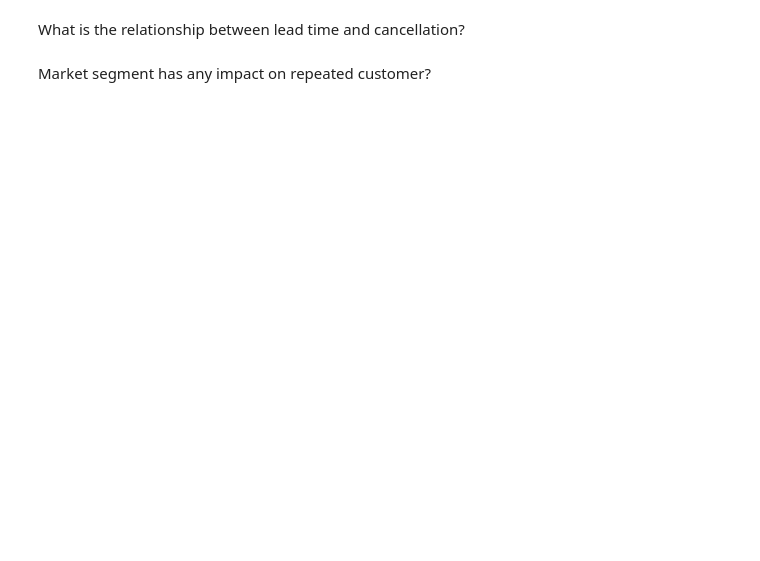
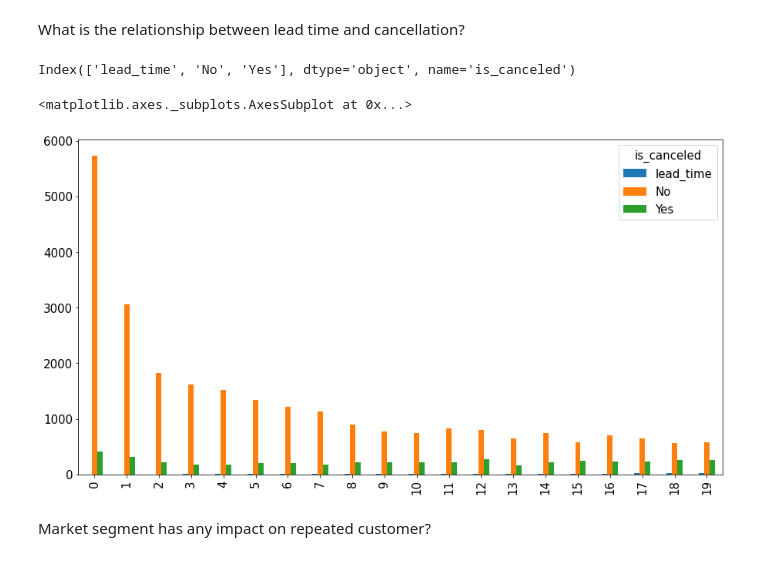
Before and after one commit to Souvik0651/hotel_booking_analysis, a Jupyter notebook: Hotel_Booking_Analysis_Souvik_Capstone_Project.ipynb, the cells around one changed output. Drawn from its saved outputs; the diff is of its cells as text; code cells hidden in the pictures; blank space fills up the shorter version.

```diff
--- a/Hotel_Booking_Analysis_Souvik_Capstone_Project.ipynb
+++ b/Hotel_Booking_Analysis_Souvik_Capstone_Project.ipynb
@@ -378,2 +357,13 @@ What is the relationship between lead time and cancellation?
+# %%
+rel_lead_canc=hotel_booking_new.groupby(['lead_time','is_canceled'])['hotel'].size().unstack().reset_index().head(20)
+rel_lead_canc.columns
+# %% [output]
+Index(['lead_time', 'No', 'Yes'], dtype='object', name='is_canceled')
+# %%
+plt.rcParams['figure.figsize']=(15,8)
+rel_lead_canc.plot(kind='bar')
+# %% [output]
+<matplotlib.axes._subplots.AxesSubplot at 0x...>
+[figure, added]
 # %% [markdown]
 Market segment has any impact on repeated customer?
```
Also changed, not shown: parts of 25 cells of this notebook.
